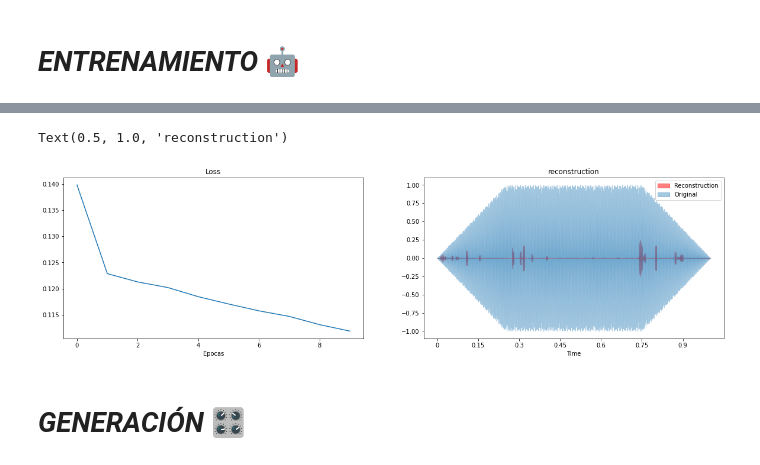
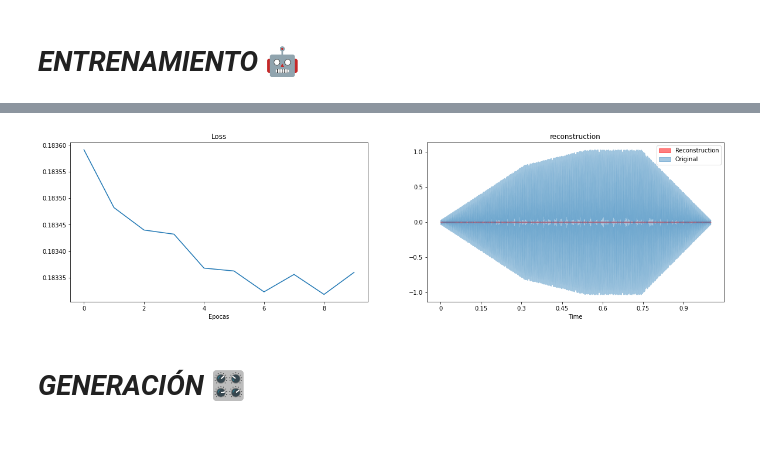
Before and after one commit to mezaga/ACIML-prototype, a Jupyter notebook: ACIML_prototype_lab.ipynb, the cells around one changed output, grey strips where cells are left out. Drawn from its saved outputs; the diff is of its cells as text; code cells hidden in the pictures; blank space fills up the shorter version.

```diff
--- a/ACIML_prototype_lab.ipynb
+++ b/ACIML_prototype_lab.ipynb
@@ -627,7 +627,7 @@ Requirement already satisfied: future in /usr/local/lib/python3.8/dist-packages
 from sklearn import preprocessing
 from google.colab import files
 
-#dropdown = 'Grabar' #@param ["Crear","Subir archivos","Grabar"]
+dropdown = 'Crear' #@param ["Crear","Subir archivos","Grabar"]
 '''
 if dropdown == 'Subir archivos':
 
@@ -923,7 +923,7 @@ max_wave = np.max(data, axis=1)[...,np.newaxis]
 Xw = (data- mu_wave)/max_wave
 Xw = Xw[...,np.newaxis][...,np.newaxis]
 
-referencia_1 = 'Preentrenado' #@param ['Nuevo modelo','Preentrenado']
+referencia_1 = 'Nuevo modelo' #@param ['Nuevo modelo','Preentrenado']
 Epocas = 10 #@param {type:"slider", min:10, max:10000, step:1}
 batches = 5 #@param {type: "integer"}
 lr = 0.00008 #@param {type: "slider", min:0.00001, max: 0.0001, step:0.00001}
@@ -982,11 +982,11 @@ Epoch 10/10
 
 def latent_vectorize(audio_id,df,audio_list):
   audio_idx = list(df[df['id'] == audio_id].index)[0]
-  latent_gen = encoder_pretrained.predict(audio_list[audio_idx:])
+  latent_gen = encoder_pretrained.predict(audio_list[audio_idx:], verbose = 0)
   return latent_gen[0]
 
 def latent_reconstruction(latent_gen):
-  recons = decoder_pretrained.predict(latent_gen[0:])
+  recons = decoder_pretrained.predict(latent_gen[0:], verbose = 0)
   recons= recons[0].flatten()
   return recons
 
@@ -1033,7 +1033,6 @@ def gps_latent(dic_tracks, df, data):
 all_tracks_latent = gps_latent(audiotracks, DATA_filt, Xw)
 
 
-
 track = random.choices(ids)[0]
 fig, ax = plt.subplots(1,2)
 fig.set_figwidth(20)
@@ -1049,4 +1048,5 @@ ax[1].legend()
 ax[0].set_xlabel("Epocas")
 ax[0].set_title('Loss')
 ax[1].set_title('reconstruction')
+fig.show()
 # %% [output]
@@ -1073,6 +1054,5 @@ ax[1].set_title('reconstruction')
 [interactive output not drawn]
-Text(0.5, 1.0, 'reconstruction')
-[figure, old version]
+[figure, new version]
 # %% [markdown]
 # *GENERACIÓN* 🎛
 # %%
```
Also changed, not shown: parts of 7 cells of this notebook.
